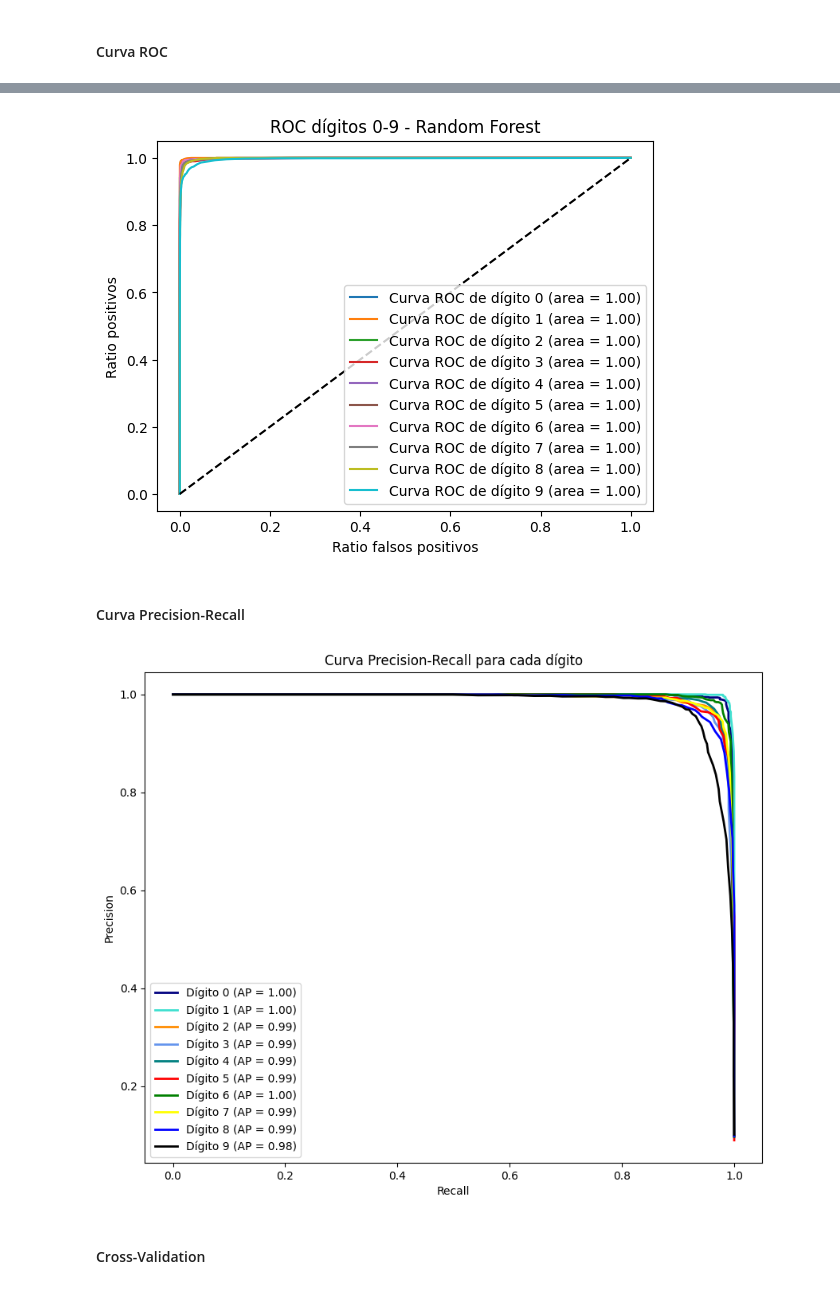
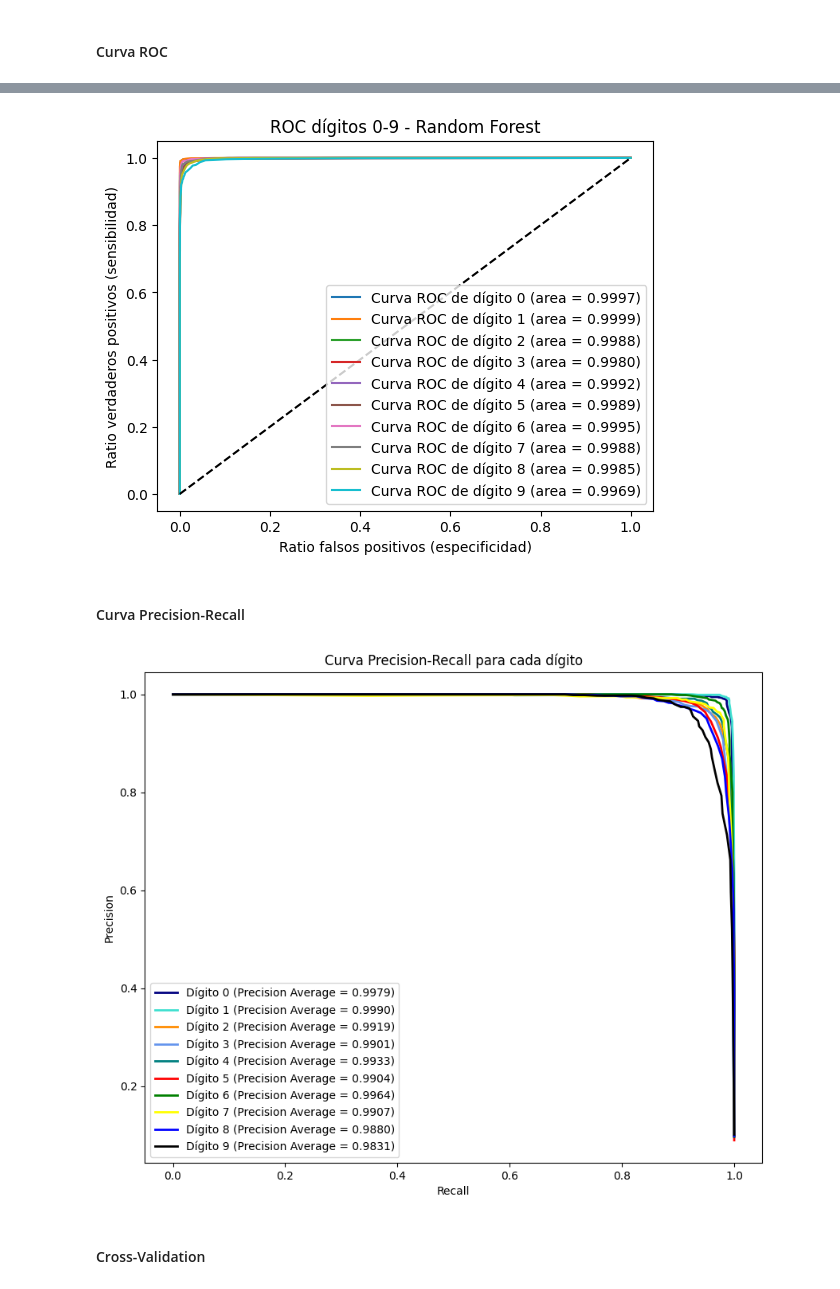
Before and after one commit to milton-lopez/analisis_d, a Jupyter notebook: src/AdD_a14_GRUPO_LOPEZ.ipynb, the cells around one changed output, grey strips where cells are left out. Cells and saved outputs as stored; diff of their text form; code cells hidden in the pictures.

```diff
--- a/src/AdD_a14_GRUPO_LOPEZ.ipynb
+++ b/src/AdD_a14_GRUPO_LOPEZ.ipynb
@@ -874,7 +874,7 @@ optimizer = optim.Adam(model.parameters(), lr=0.003)
 # %% [markdown]
 ### Entrenamiento
 # %%
-epochs = 30
+epochs = 20
 
 train_losses, test_losses, accuracy_list = [], [], []
 for epoch in range(epochs):
@@ -1009,14 +1015,14 @@ for i, color in zip(range(n_classes), colors):
         tpr[i],
         color=color,
         lw=2,
-        label="Curva ROC del dígito {0} (area = {1:0.2f})" "".format(i, roc_auc[i]),
+        label="Curva ROC del dígito {0} (area = {1:0.4f})" "".format(i, roc_auc[i]),
     )
 
 plt.plot([0, 1], [0, 1], "k--", lw=2)
 plt.xlim([0.0, 1.0])
 plt.ylim([0.0, 1.05])
-plt.xlabel("Ratio de falsos positivos")
-plt.ylabel("Ratio de positivos")
+plt.xlabel("Ratio falsos positivos (especificidad)")
+plt.ylabel("Ratio verdaderos positivos (sensibilidad)")
 plt.title("ROC para dígitos del 0-9")
 plt.legend(loc="lower right")
 plt.show()
@@ -1130,3 +1136,22 @@ from sklearn.preprocessing import label_binarize
 
 y_test_bin = label_binarize(y_test, classes=np.arange(10))
 y_pred_prob = rf.predict_proba(X_test)
+# %%
+# Check the shapes
+print("Shape of y_test_bin:", y_test_bin.shape)
+print("Shape of y_pred_prob:", y_pred_prob.shape)
+
+# Check the content of y_test_bin
+print("Unique values in y_test_bin:", np.unique(y_test_bin, axis=0))
+print("Sum of each row in y_test_bin should be 1:", np.sum(y_test_bin, axis=1))
+
+# Check the probabilities sum to 1
+print(
+    "Sum of probabilities for the first few predictions:",
+    np.sum(y_pred_prob[:5], axis=1),
+)
+
+# Perform a sanity check on a few samples
+for i in range(5):
+    print(f"True label for sample {i}:", y_test[i])
+    print(f"Predicted probability distribution for sample {i}:", y_pred_prob[i])
@@ -1133,24 +1176,24 @@ y_pred_prob = rf.predict_proba(X_test)
 # %%
 fpr = dict()
 tpr = dict()
 roc_auc = dict()
 for i in range(10):
     fpr[i], tpr[i], _ = roc_curve(y_test_bin[:, i], y_pred_prob[:, i])
     roc_auc[i] = auc(fpr[i], tpr[i])
 
 for i in range(10):
     plt.plot(
-        fpr[i], tpr[i], label=f"Curva ROC de dígito {i} (area = {roc_auc[i]:0.2f})"
+        fpr[i], tpr[i], label=f"Curva ROC de dígito {i} (area = {roc_auc[i]:0.4f})"
     )
 
 plt.plot([0, 1], [0, 1], "k--")
-plt.xlabel("Ratio falsos positivos")
-plt.ylabel("Ratio positivos")
+plt.xlabel("Ratio falsos positivos (especificidad)")
+plt.ylabel("Ratio verdaderos positivos (sensibilidad)")
 plt.title("ROC dígitos 0-9 - Random Forest")
 plt.legend(loc="lower right")
 plt.show()
 # %% [output]
-[figure, old version]
+[figure, new version]
 # %% [markdown]
 #### Curva Precision-Recall
 # %%
@@ -1193,7 +1236,9 @@ for i, color in zip(range(10), colors):
         precision[i],
         color=color,
         lw=2,
-        label="Dígito {0} (AP = {1:0.2f})".format(i, average_precision[i]),
+        label="Dígito {0} (Precision Average = {1:0.4f})".format(
+            i, average_precision[i]
+        ),
     )
 
 plt.xlabel("Recall")
@@ -1202,7 +1247,7 @@ plt.title("Curva Precision-Recall para cada dígito")
 plt.legend(loc="best")
 plt.show()
 # %% [output]
-[figure, old version]
+[figure, new version]
 # %% [markdown]
 #### Cross-Validation
 # %%
```
Also changed, not shown: parts of 12 cells of this notebook.
